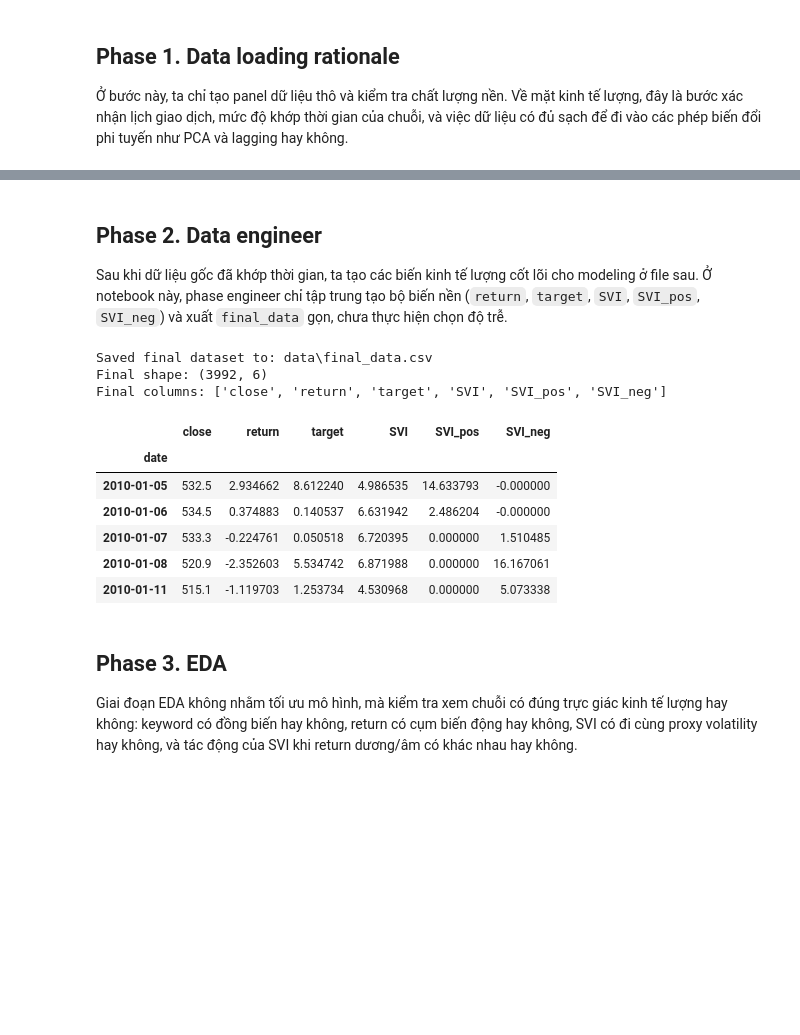
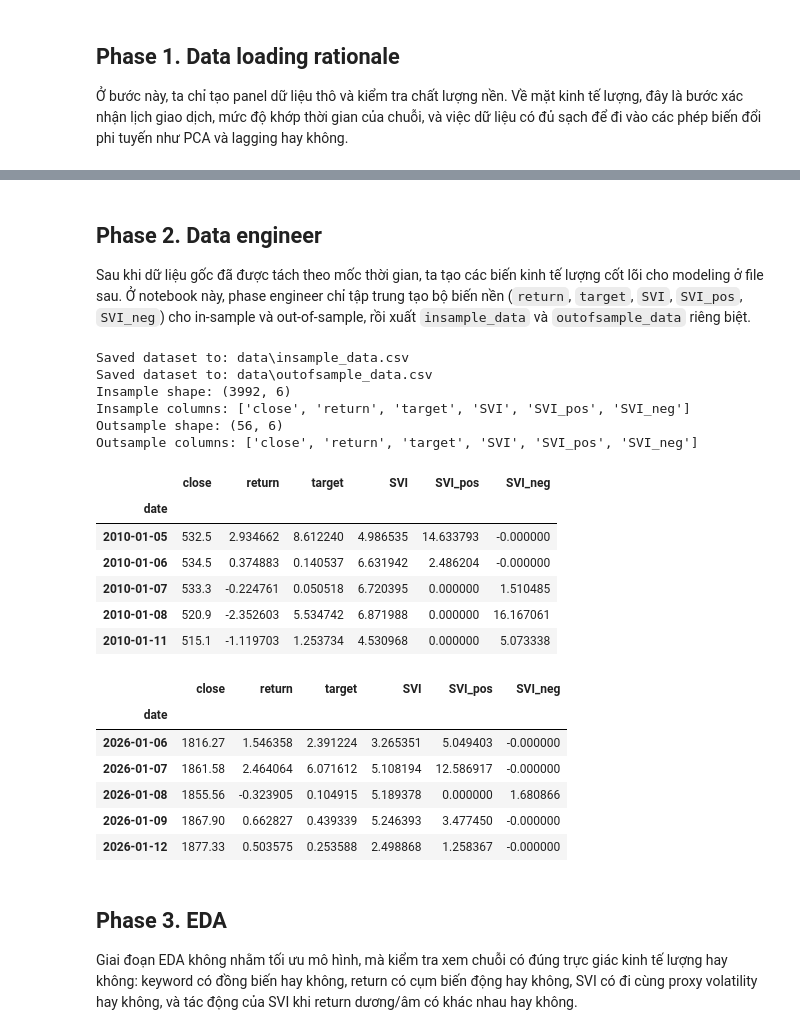
Before and after one commit to ngvthoang/PROJECT_TimeSeries, a Jupyter notebook: data.ipynb, the cells around one changed output, grey strips where cells are left out. Cells and saved outputs as stored; diff of their text form; code cells hidden in the pictures; blank space fills up the shorter version.

```diff
--- a/data.ipynb
+++ b/data.ipynb
@@ -36,8 +34,10 @@ class DataConfig:
     symbol: str = "VNINDEX"
     fallback_symbols: Tuple[str, ...] = ("VN-INDEX", "VNI")
     price_source: str = "VCI"
-    start_date: str = "2010-01-01"
-    end_date: str = "2025-12-31"
+    insample_start_date: str = "2010-01-01"
+    insample_end_date: str = "2025-12-31"
+    outsample_start_date: str = "2026-01-01"
+    outsample_end_date: Optional[str] = "2026-03-31"
     keywords: Tuple[str, ...] = ("chung khoan", "VN-Index", "co phieu", "dau tu")
     geo: str = "VN"
     hl: str = "en-US"
@@ -56,9 +56,11 @@ class DataConfig:
 
     cache_dir: str = "outputs/trends_cache"
     data_dir: str = "data"
-    final_filename: str = "final_data.csv"
+    insample_filename: str = "insample_data.csv"
+    outsample_filename: str = "outofsample_data.csv"
 
-    update_final_file: bool = False
+    update_insample_file: bool = False
+    update_outsample_file: bool = False
 
 
 CONFIG = DataConfig()
@@ -443,48 +517,64 @@ Duplicate index count: 0
 # %% [markdown]
 ## Phase 2. Data engineer
 
-Sau khi dữ liệu gốc đã khớp thời gian, ta tạo các biến kinh tế lượng cốt lõi cho modeling ở file sau. Ở notebook này, phase engineer chỉ tập trung tạo bộ biến nền (`return`, `target`, `SVI`, `SVI_pos`, `SVI_neg`) và xuất `final_data` gọn, chưa thực hiện chọn độ trễ.
+Sau khi dữ liệu gốc đã được tách theo mốc thời gian, ta tạo các biến kinh tế lượng cốt lõi cho modeling ở file sau. Ở notebook này, phase engineer chỉ tập trung tạo bộ biến nền (`return`, `target`, `SVI`, `SVI_pos`, `SVI_neg`) cho in-sample và out-of-sample, rồi xuất `insample_data` và `outofsample_data` riêng biệt.
 # %%
 def engineer_daily_dataset(panel: pd.DataFrame) -> pd.DataFrame:
     df = panel.copy().sort_index()
     df["return"] = 100.0 * np.log(df["close"] / df["close"].shift(1))
     df["target"] = df["return"] ** 2
     df["SVI_pos"] = df["SVI"] * df["return"].clip(lower=0)
     df["SVI_neg"] = df["SVI"] * (-df["return"].clip(upper=0))
 
     final_df = df[["close", "return", "target", "SVI", "SVI_pos", "SVI_neg"]].dropna().copy()
     final_df.index.name = "date"
     return final_df
 
 
-def export_final_dataset(df: pd.DataFrame, config: DataConfig) -> Path:
-    final_path = Path(config.data_dir) / config.final_filename
-    if final_path.exists() and not config.update_final_file:
+def export_dataset(df: pd.DataFrame, config: DataConfig, filename: str, overwrite: bool = False) -> Path:
+    final_path = Path(config.data_dir) / filename
+    if final_path.exists() and not overwrite:
         print(f"Skip overwrite for existing file: {final_path}")
         return final_path
 
     df.to_csv(final_path, index=True)
-    print(f"Saved final dataset to: {final_path}")
+    print(f"Saved dataset to: {final_path}")
     return final_path
 
 
-final_df = engineer_daily_dataset(raw_panel)
-final_path = export_final_dataset(final_df, CONFIG)
+insample_df = engineer_daily_dataset(insample_panel)
+outsample_df = engineer_daily_dataset(outsample_panel)
 
-print("Final shape:", final_df.shape)
-print("Final columns:", list(final_df.columns))
-display(final_df.head())
+insample_path = export_dataset(insample_df, CONFIG, CONFIG.insample_filename, overwrite=CONFIG.update_insample_file)
+outsample_path = export_dataset(outsample_df, CONFIG, CONFIG.outsample_filename, overwrite=CONFIG.update_outsample_file)
+
+print("Insample shape:", insample_df.shape)
+print("Insample columns:", list(insample_df.columns))
+print("Outsample shape:", outsample_df.shape)
+print("Outsample columns:", list(outsample_df.columns))
+display(insample_df.head())
+display(outsample_df.head())
 # %% [output]
-Saved final dataset to: data\final_data.csv
-Final shape: (3992, 6)
-Final columns: ['close', 'return', 'target', 'SVI', 'SVI_pos', 'SVI_neg']
+Saved dataset to: data\insample_data.csv
+Saved dataset to: data\outofsample_data.csv
+Insample shape: (3992, 6)
+Insample columns: ['close', 'return', 'target', 'SVI', 'SVI_pos', 'SVI_neg']
+Outsample shape: (56, 6)
+Outsample columns: ['close', 'return', 'target', 'SVI', 'SVI_pos', 'SVI_neg']
 |  | close | return | target | SVI | SVI_pos | SVI_neg |
 | date |  |  |  |  |  |  |
 | 2010-01-05 | 532.5 | 2.934662 | 8.612240 | 4.986535 | 14.633793 | -0.000000 |
 | 2010-01-06 | 534.5 | 0.374883 | 0.140537 | 6.631942 | 2.486204 | -0.000000 |
 | 2010-01-07 | 533.3 | -0.224761 | 0.050518 | 6.720395 | 0.000000 | 1.510485 |
 | 2010-01-08 | 520.9 | -2.352603 | 5.534742 | 6.871988 | 0.000000 | 16.167061 |
 | 2010-01-11 | 515.1 | -1.119703 | 1.253734 | 4.530968 | 0.000000 | 5.073338 |
+|  | close | return | target | SVI | SVI_pos | SVI_neg |
+| date |  |  |  |  |  |  |
+| 2026-01-06 | 1816.27 | 1.546358 | 2.391224 | 3.265351 | 5.049403 | -0.000000 |
+| 2026-01-07 | 1861.58 | 2.464064 | 6.071612 | 5.108194 | 12.586917 | -0.000000 |
+| 2026-01-08 | 1855.56 | -0.323905 | 0.104915 | 5.189378 | 0.000000 | 1.680866 |
+| 2026-01-09 | 1867.90 | 0.662827 | 0.439339 | 5.246393 | 3.477450 | -0.000000 |
+| 2026-01-12 | 1877.33 | 0.503575 | 0.253588 | 2.498868 | 1.258367 | -0.000000 |
 # %% [markdown]
 ## Phase 3. EDA
 
```
Also changed, not shown: parts of 6 cells of this notebook, 11 other files.
